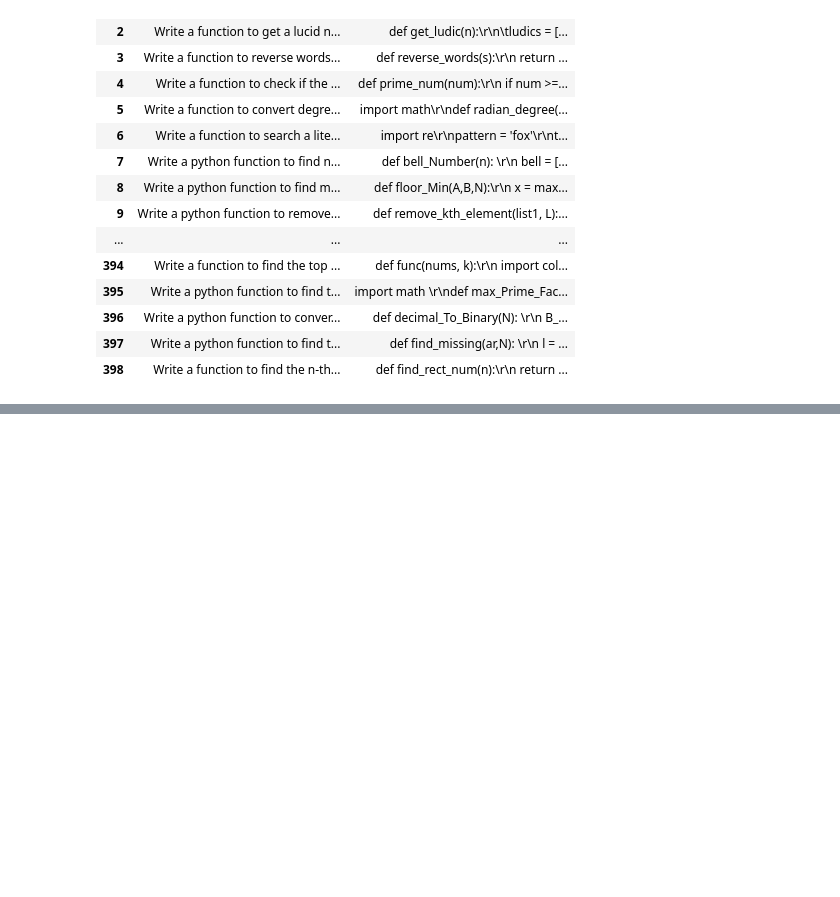
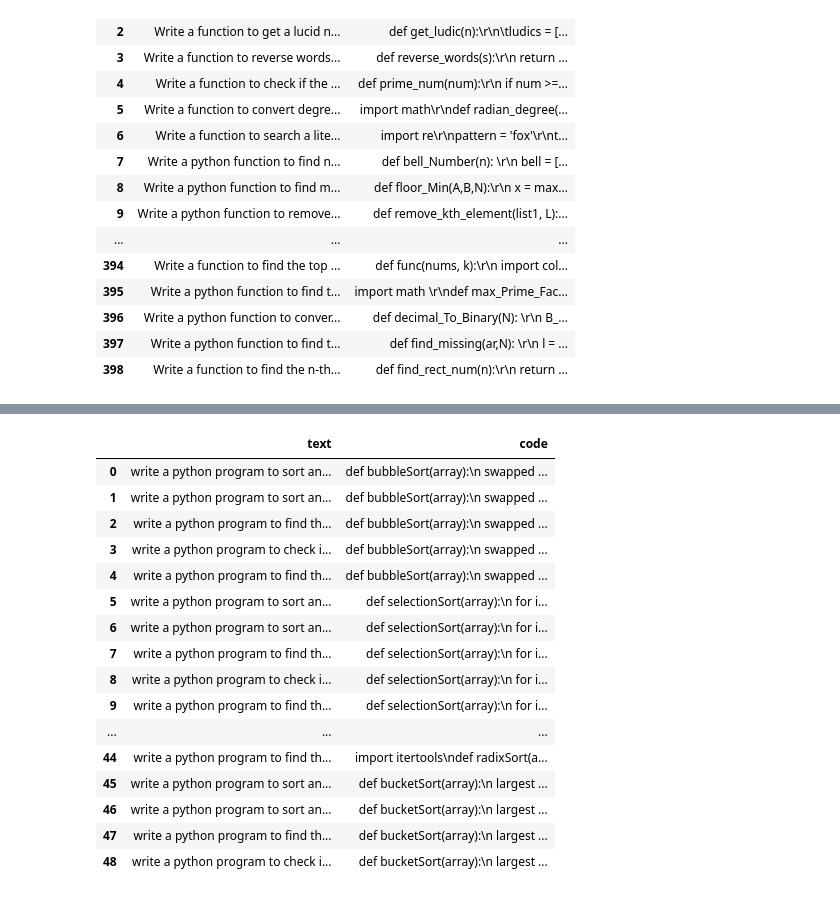
Before and after one commit to ece1786-2022/Eng2Py, a Jupyter notebook: Datasets.ipynb, the cells around one changed output, grey strips where cells are left out. Saved outputs shown, nothing was run; the diff lists cells and outputs as text; code cells hidden in the pictures; blank space fills up the shorter version.

Commit message:
Updated to generate .csv files for the data

```diff
--- a/Datasets.ipynb
+++ b/Datasets.ipynb
@@ -152,3 +167,8 @@ lvl1_finetuning_dataset = pd.concat([mbpp_dataset, custom_dataset], ignore_index
 display(HTML(lvl1_finetuning_dataset.to_html()))
 # %% [output]
 [interactive output not drawn]
+# %%
+created_data_file_2 = open("Created_Data_Yuchen.txt", "r")
+created_data_2 = created_data_file_2.readlines()
+# %%
+created_data_2[0] = created_data_2[0][created_data_2[0].find('#'):]
@@ -154,0 +198,35 @@ display(HTML(lvl1_finetuning_dataset.to_html()))
+# %%
+created_dataset_2 = []
+data_point = None
+count = 0
+for line in created_data_2[:-1]:
+  if line[0] == "#":
+    if data_point:
+      data_point['code'] = ''.join(data_point['code'])
+      created_dataset_2.append(data_point)
+    data_point = {"text": None, "code": []}
+    data_point['text'] = line[line.find("write"):]
+  else:
+    data_point["code"].append(line)
+# %%
+created_dataset_2 = pd.DataFrame(created_dataset_2)
+# %%
+display(HTML(created_dataset_2.to_html()))
+# %% [output]
+|  | text | code |
+| 0 | write a python program to sort an... | def bubbleSort(array):\n swapped ... |
+| 1 | write a python program to sort an... | def bubbleSort(array):\n swapped ... |
+| 2 | write a python program to find th... | def bubbleSort(array):\n swapped ... |
+| 3 | write a python program to check i... | def bubbleSort(array):\n swapped ... |
+| 4 | write a python program to find th... | def bubbleSort(array):\n swapped ... |
+| 5 | write a python program to sort an... | def selectionSort(array):\n for i... |
+| 6 | write a python program to sort an... | def selectionSort(array):\n for i... |
+| 7 | write a python program to find th... | def selectionSort(array):\n for i... |
+| 8 | write a python program to check i... | def selectionSort(array):\n for i... |
+| 9 | write a python program to find th... | def selectionSort(array):\n for i... |
+| ... | ... | ... |
+| 44 | write a python program to find th... | import itertools\ndef radixSort(a... |
+| 45 | write a python program to sort an... | def bucketSort(array):\n largest ... |
+| 46 | write a python program to sort an... | def bucketSort(array):\n largest ... |
+| 47 | write a python program to find th... | def bucketSort(array):\n largest ... |
+| 48 | write a python program to check i... | def bucketSort(array):\n largest ... |
```
Also changed, not shown: parts of 8 cells of this notebook.
